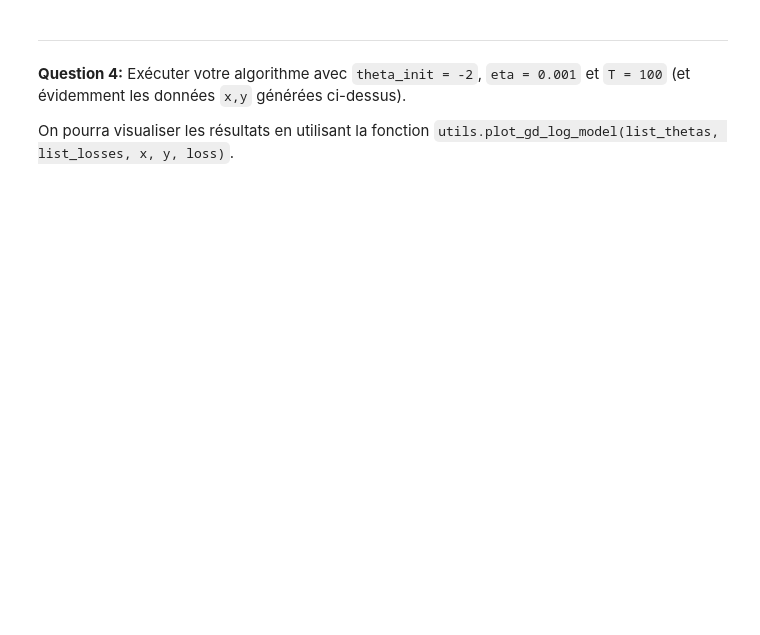
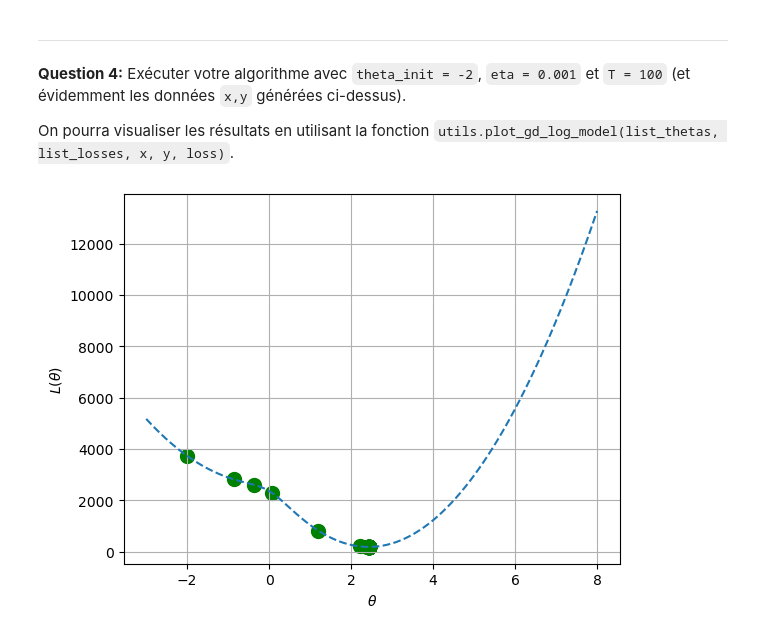
Before and after one commit to se-oumakhlouf/M1, a Jupyter notebook: Machine_Learning/td-3/TP3_regression_v2.ipynb, the cells around one changed output. Saved outputs shown, nothing was run; the diff lists cells and outputs as text; code cells hidden in the pictures; blank space fills up the shorter version.

```diff
--- a/Machine_Learning/td-3/TP3_regression_v2.ipynb
+++ b/Machine_Learning/td-3/TP3_regression_v2.ipynb
@@ -638,4 +650,6 @@ utils.plot_1d_log_model(x,y)
 Évaluer cette fonction sur votre jeu d'entraînement le paramètre `theta = 2`.
 # %%
 def loss(theta, x, y):
-    ... # A COMPLETER
+    return 0.5 * np.sum((np.log(1 + np.exp(theta * x)) - y) ** 2)
+
+loss(2, x, y)
@@ -645,4 +661,6 @@ def loss(theta, x, y):
 **Question 2:** Définir une fonction `grad(theta, x, y)` qui calcule le gradient, en un point `theta` (et pour un jeu d'observations et labels `x,y`) de la fonction objectif $L(\theta)$.
 # %%
 def grad(theta, x, y):
-    ... # A COMPLETER
+    return np.sum((x / (1 + np.exp(-theta * x))) * (np.log(1 + np.exp(theta * x)) - y))
+
+grad(2, x, y)
@@ -661,5 +692,15 @@ Et qui renvoie deux listes :
 # %%
-# Écrivez votre code ici
+def descente_gradient(theta_init, eta, T, x, y):
+    list_thetas = [theta_init]
+    list_losses = [loss(theta_init, x, y)]
+    theta = theta_init
+
+    for t in range(T):
+        theta = theta - eta * grad(theta, x, y)
+        list_thetas.append(theta)
+        list_losses.append(loss(theta, x, y))
+
+    return list_thetas, list_losses
 # %% [markdown]
 ---
 # %% [markdown]
@@ -667,4 +708,8 @@ Et qui renvoie deux listes :
 
 On pourra visualiser les résultats en utilisant la fonction `utils.plot_gd_log_model(list_thetas, list_losses, x, y, loss)`.
 # %%
-# Écrivez votre code ici
+thetas, losses = descente_gradient(-2, 0.001, 100, x, y)
+# %%
+utils.plot_gd_log_model(thetas, losses, x, y, loss)
+# %% [output]
+[figure, added]
```
Also changed, not shown: parts of 30 cells of this notebook.
